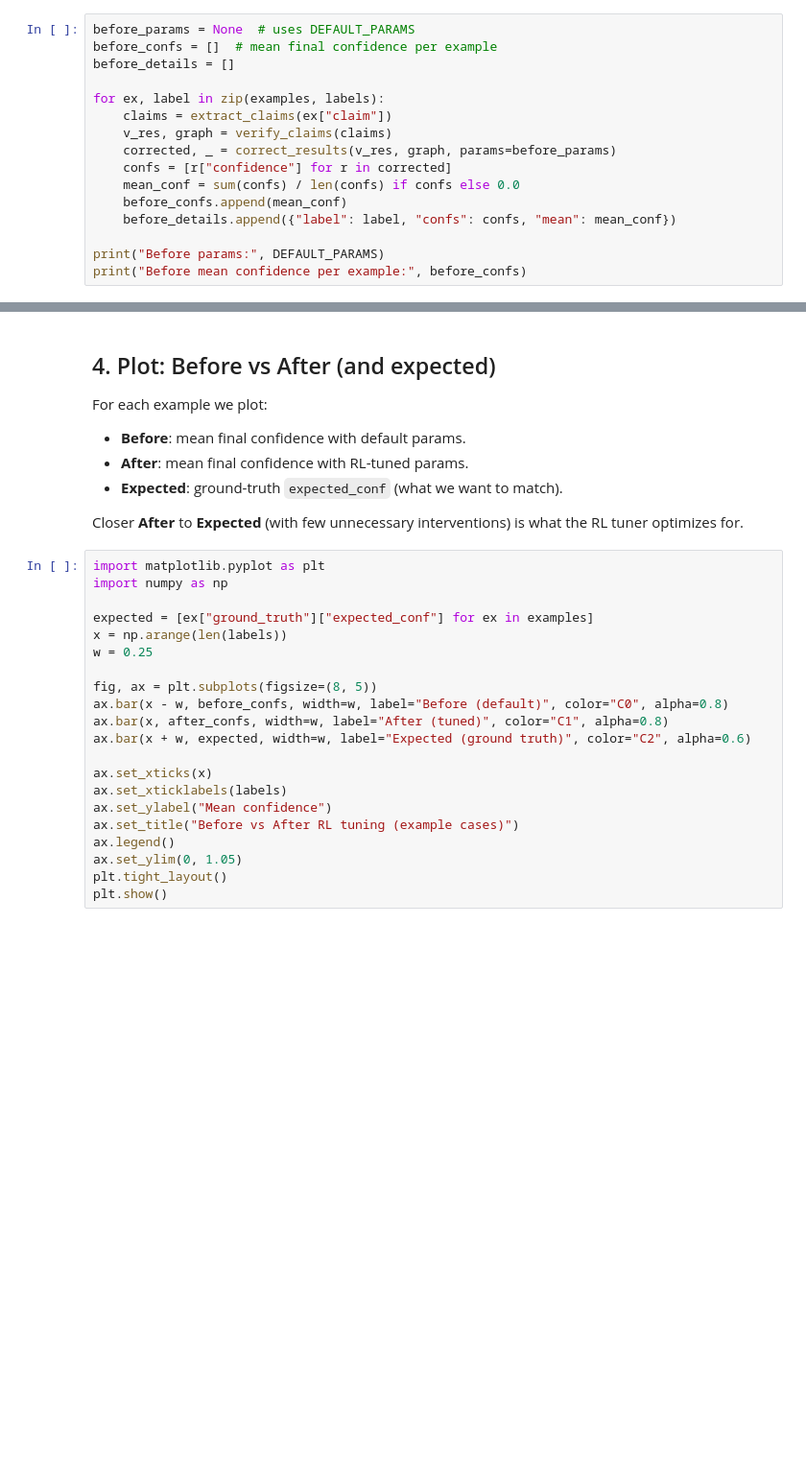
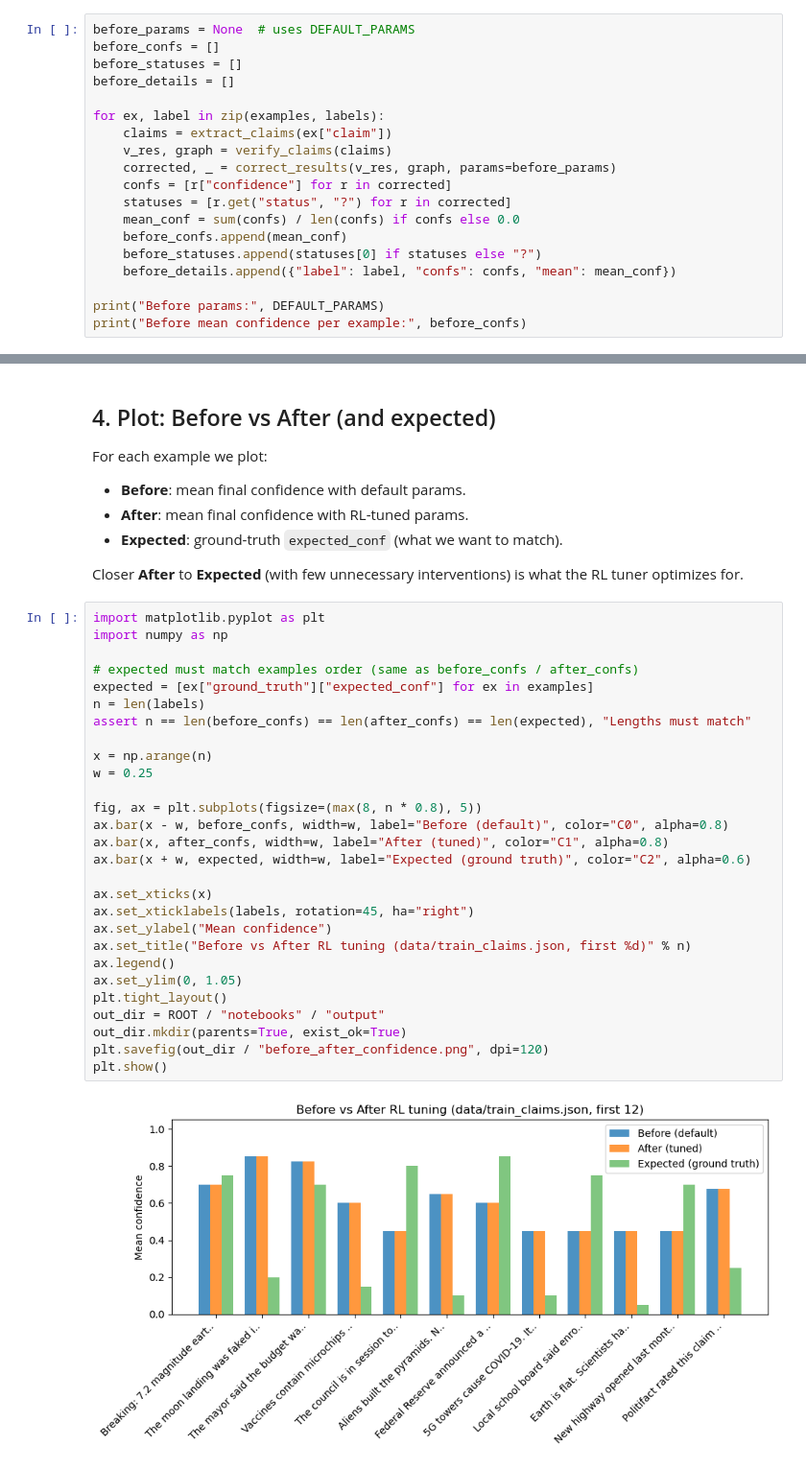
Before and after one commit to WeiL11/FakeNewsVerifier, a Jupyter notebook: notebooks/before_after_plot.ipynb, the cells around one changed output, grey strips where cells are left out. Shown at 96% size. Cells and saved outputs as stored; diff of their text form; blank space fills up the shorter version.

Commit message:
Run notebook, save plots, add RL metrics and test_claims
Co-authored-by: Cursor <cursoragent@cursor.com>

```diff
--- a/notebooks/before_after_plot.ipynb
+++ b/notebooks/before_after_plot.ipynb
@@ -41,7 +49,8 @@ print("Example cases:", labels)
 Run **verify → correct** with **no tuning**: the corrector uses hardcoded `DEFAULT_PARAMS` (e.g. `intervention_threshold=0.55`, `causal_bias=0.4`, `causal_truth=0.85`). We record the **final confidence** for each (sub-)claim.
 # %%
 before_params = None  # uses DEFAULT_PARAMS
-before_confs = []  # mean final confidence per example
+before_confs = []
+before_statuses = []
 before_details = []
 
 for ex, label in zip(examples, labels):
@@ -49,8 +58,10 @@ for ex, label in zip(examples, labels):
     v_res, graph = verify_claims(claims)
     corrected, _ = correct_results(v_res, graph, params=before_params)
     confs = [r["confidence"] for r in corrected]
+    statuses = [r.get("status", "?") for r in corrected]
     mean_conf = sum(confs) / len(confs) if confs else 0.0
     before_confs.append(mean_conf)
+    before_statuses.append(statuses[0] if statuses else "?")
     before_details.append({"label": label, "confs": confs, "mean": mean_conf})
 
 print("Before params:", DEFAULT_PARAMS)
@@ -92,21 +226,30 @@ Closer **After** to **Expected** (with few unnecessary interventions) is what th
 # %%
 import matplotlib.pyplot as plt
 import numpy as np
 
+# expected must match examples order (same as before_confs / after_confs)
 expected = [ex["ground_truth"]["expected_conf"] for ex in examples]
-x = np.arange(len(labels))
+n = len(labels)
+assert n == len(before_confs) == len(after_confs) == len(expected), "Lengths must match"
+
+x = np.arange(n)
 w = 0.25
 
-fig, ax = plt.subplots(figsize=(8, 5))
+fig, ax = plt.subplots(figsize=(max(8, n * 0.8), 5))
 ax.bar(x - w, before_confs, width=w, label="Before (default)", color="C0", alpha=0.8)
 ax.bar(x, after_confs, width=w, label="After (tuned)", color="C1", alpha=0.8)
 ax.bar(x + w, expected, width=w, label="Expected (ground truth)", color="C2", alpha=0.6)
 
 ax.set_xticks(x)
-ax.set_xticklabels(labels)
+ax.set_xticklabels(labels, rotation=45, ha="right")
 ax.set_ylabel("Mean confidence")
-ax.set_title("Before vs After RL tuning (example cases)")
+ax.set_title("Before vs After RL tuning (data/train_claims.json, first %d)" % n)
 ax.legend()
 ax.set_ylim(0, 1.05)
 plt.tight_layout()
+out_dir = ROOT / "notebooks" / "output"
+out_dir.mkdir(parents=True, exist_ok=True)
+plt.savefig(out_dir / "before_after_confidence.png", dpi=120)
 plt.show()
+# %% [output]
+[figure, added]
```
Also changed, not shown: parts of 12 cells of this notebook, 5 other files.
